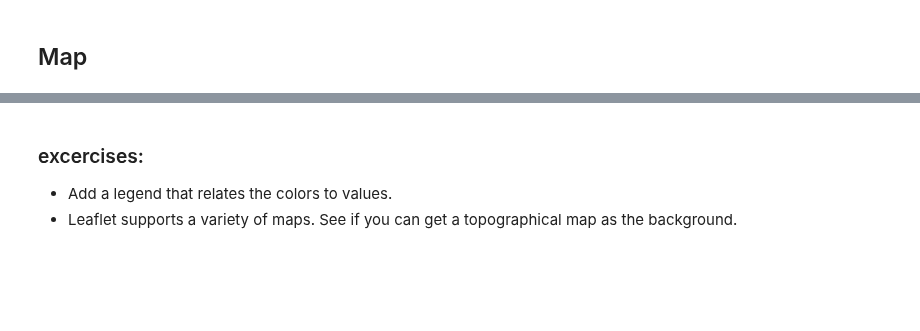
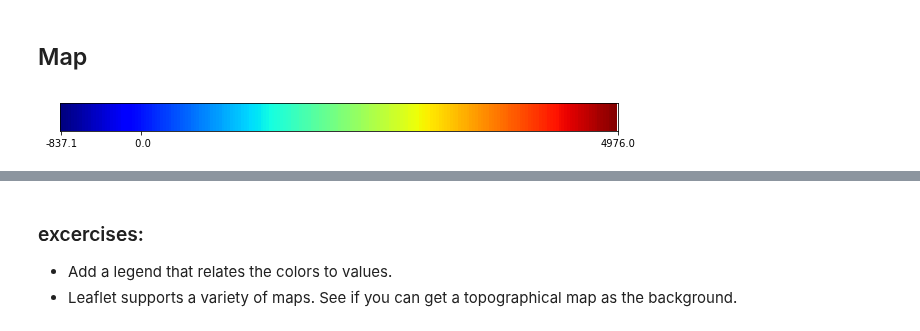
Before and after one commit to ucsd-edx/edX-Micro-Master-in-Data-Science, a Jupyter notebook: big-data-analytics-using-spark/notebooks/Section2-PCA/PCA/5. maps using iPyLeaflet.ipynb, the cells around one changed output, grey strips where cells are left out. Cells and saved outputs as stored; diff of their text form; code cells hidden in the pictures; blank space fills up the shorter version.

Commit message:
ipyleaflet works and has a color bar

```diff
--- a/big-data-analytics-using-spark/notebooks/Section2-PCA/PCA/5. maps using iPyLeaflet.ipynb
+++ b/big-data-analytics-using-spark/notebooks/Section2-PCA/PCA/5. maps using iPyLeaflet.ipynb
@@ -139,3 +159,19 @@ u'#73ff83'
 # %% [markdown]
 ## Map
+# %%
+#def color_bar(_min,_max)
+import pylab as plt
+from matplotlib.pyplot import xticks,yticks
+figure(figsize=[10,1])
+ax = plt.subplot(111)
+vals=cmap(np.arange(0,1,0.005))[:,:3]
+vals3=np.stack([vals]*10)
+vals3.shape
+ax.imshow(vals3);
+
+midpoint=200.*-_min/(_max-_min)
+xticks((0,midpoint,200),["%4.1f"%v for v in (_min,0.,_max)])
+yticks(());
+# %% [output]
+[figure, added]
 # %%
```
Also changed, not shown: parts of 18 cells of this notebook.
